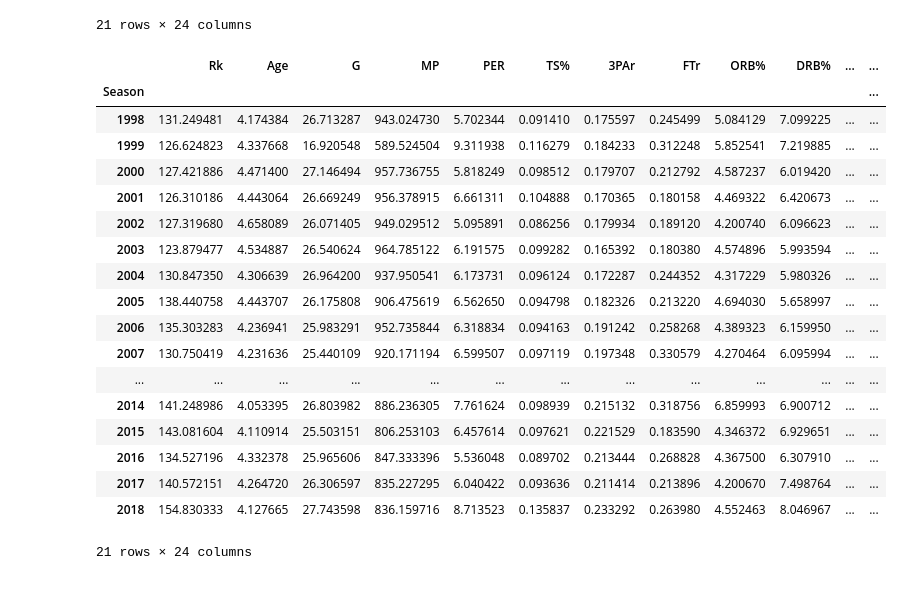
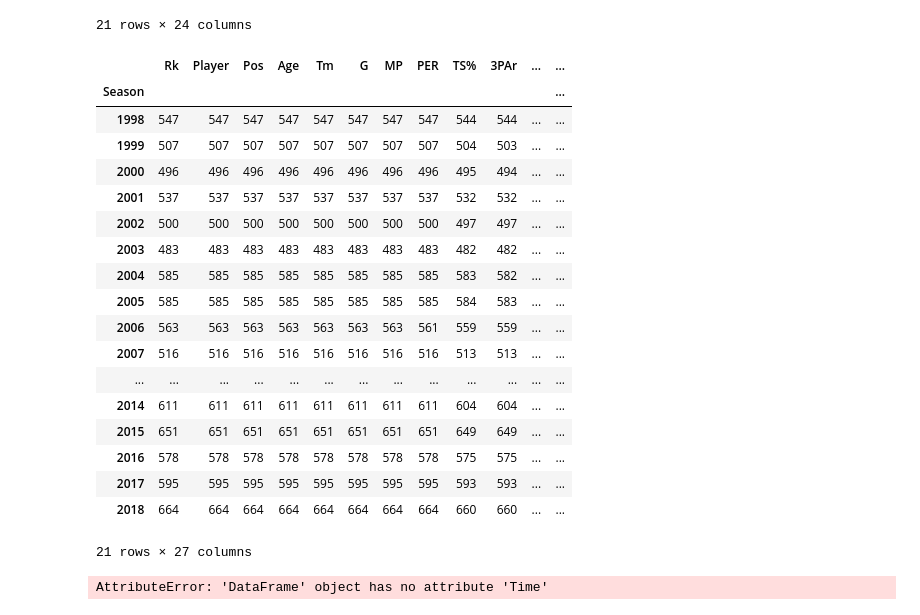
Before and after one commit to KirkAVoss/kv-capstone, a Jupyter notebook: NBAwinshare/notebooks/EDA_and_read_in_functionality.ipynb, the cells around one changed output. Cells and saved outputs as stored; diff of their text form; code cells hidden in the pictures.

```diff
--- a/NBAwinshare/notebooks/EDA_and_read_in_functionality.ipynb
+++ b/NBAwinshare/notebooks/EDA_and_read_in_functionality.ipynb
@@ -375,22 +383,28 @@ advanced.groupby('Season').mean()
 # %%
-advanced.groupby('Season').std()
+advanced.groupby('Season').count()
 # %% [output]
-|  | Rk | Age | G | MP | PER | TS% | 3PAr | FTr | ORB% | DRB% | ... | ... |
+|  | Rk | Player | Pos | Age | Tm | G | MP | PER | TS% | 3PAr | ... | ... |
 | Season |  |  |  |  |  |  |  |  |  |  |  | ... |
-| 1998 | 131.249481 | 4.174384 | 26.713287 | 943.024730 | 5.702344 | 0.091410 | 0.175597 | 0.245499 | 5.084129 | 7.099225 | ... | ... |
-| 1999 | 126.624823 | 4.337668 | 16.920548 | 589.524504 | 9.311938 | 0.116279 | 0.184233 | 0.312248 | 5.852541 | 7.219885 | ... | ... |
-| 2000 | 127.421886 | 4.471400 | 27.146494 | 957.736755 | 5.818249 | 0.098512 | 0.179707 | 0.212792 | 4.587237 | 6.019420 | ... | ... |
-| 2001 | 126.310186 | 4.443064 | 26.669249 | 956.378915 | 6.661311 | 0.104888 | 0.170365 | 0.180158 | 4.469322 | 6.420673 | ... | ... |
-| 2002 | 127.319680 | 4.658089 | 26.071405 | 949.029512 | 5.095891 | 0.086256 | 0.179934 | 0.189120 | 4.200740 | 6.096623 | ... | ... |
-| 2003 | 123.879477 | 4.534887 | 26.540624 | 964.785122 | 6.191575 | 0.099282 | 0.165392 | 0.180380 | 4.574896 | 5.993594 | ... | ... |
-| 2004 | 130.847350 | 4.306639 | 26.964200 | 937.950541 | 6.173731 | 0.096124 | 0.172287 | 0.244352 | 4.317229 | 5.980326 | ... | ... |
-| 2005 | 138.440758 | 4.443707 | 26.175808 | 906.475619 | 6.562650 | 0.094798 | 0.182326 | 0.213220 | 4.694030 | 5.658997 | ... | ... |
-| 2006 | 135.303283 | 4.236941 | 25.983291 | 952.735844 | 6.318834 | 0.094163 | 0.191242 | 0.258268 | 4.389323 | 6.159950 | ... | ... |
-| 2007 | 130.750419 | 4.231636 | 25.440109 | 920.171194 | 6.599507 | 0.097119 | 0.197348 | 0.330579 | 4.270464 | 6.095994 | ... | ... |
+| 1998 | 547 | 547 | 547 | 547 | 547 | 547 | 547 | 547 | 544 | 544 | ... | ... |
+| 1999 | 507 | 507 | 507 | 507 | 507 | 507 | 507 | 507 | 504 | 503 | ... | ... |
+| 2000 | 496 | 496 | 496 | 496 | 496 | 496 | 496 | 496 | 495 | 494 | ... | ... |
+| 2001 | 537 | 537 | 537 | 537 | 537 | 537 | 537 | 537 | 532 | 532 | ... | ... |
+| 2002 | 500 | 500 | 500 | 500 | 500 | 500 | 500 | 500 | 497 | 497 | ... | ... |
+| 2003 | 483 | 483 | 483 | 483 | 483 | 483 | 483 | 483 | 482 | 482 | ... | ... |
+| 2004 | 585 | 585 | 585 | 585 | 585 | 585 | 585 | 585 | 583 | 582 | ... | ... |
+| 2005 | 585 | 585 | 585 | 585 | 585 | 585 | 585 | 585 | 584 | 583 | ... | ... |
+| 2006 | 563 | 563 | 563 | 563 | 563 | 563 | 563 | 561 | 559 | 559 | ... | ... |
+| 2007 | 516 | 516 | 516 | 516 | 516 | 516 | 516 | 516 | 513 | 513 | ... | ... |
 | ... | ... | ... | ... | ... | ... | ... | ... | ... | ... | ... | ... | ... |
-| 2014 | 141.248986 | 4.053395 | 26.803982 | 886.236305 | 7.761624 | 0.098939 | 0.215132 | 0.318756 | 6.859993 | 6.900712 | ... | ... |
-| 2015 | 143.081604 | 4.110914 | 25.503151 | 806.253103 | 6.457614 | 0.097621 | 0.221529 | 0.183590 | 4.346372 | 6.929651 | ... | ... |
-| 2016 | 134.527196 | 4.332378 | 25.965606 | 847.333396 | 5.536048 | 0.089702 | 0.213444 | 0.268828 | 4.367500 | 6.307910 | ... | ... |
-| 2017 | 140.572151 | 4.264720 | 26.306597 | 835.227295 | 6.040422 | 0.093636 | 0.211414 | 0.213896 | 4.200670 | 7.498764 | ... | ... |
-| 2018 | 154.830333 | 4.127665 | 27.743598 | 836.159716 | 8.713523 | 0.135837 | 0.233292 | 0.263980 | 4.552463 | 8.046967 | ... | ... |
+| 2014 | 611 | 611 | 611 | 611 | 611 | 611 | 611 | 611 | 604 | 604 | ... | ... |
+| 2015 | 651 | 651 | 651 | 651 | 651 | 651 | 651 | 651 | 649 | 649 | ... | ... |
+| 2016 | 578 | 578 | 578 | 578 | 578 | 578 | 578 | 578 | 575 | 575 | ... | ... |
+| 2017 | 595 | 595 | 595 | 595 | 595 | 595 | 595 | 595 | 593 | 593 | ... | ... |
+| 2018 | 664 | 664 | 664 | 664 | 664 | 664 | 664 | 664 | 660 | 660 | ... | ... |
-21 rows × 24 columns
+21 rows × 27 columns
+# %%
+for i, m in advanced.groupby("Season"):
+    ax.plot(m.Time, m.Mean)
+    ax.fill_between(m.Time, m.Mean - m.Std, m.Mean + m.Std, alpha=0.35)
+# %% [output]
+AttributeError: 'DataFrame' object has no attribute 'Time'
```
Also changed, not shown: parts of 8 cells of this notebook.
